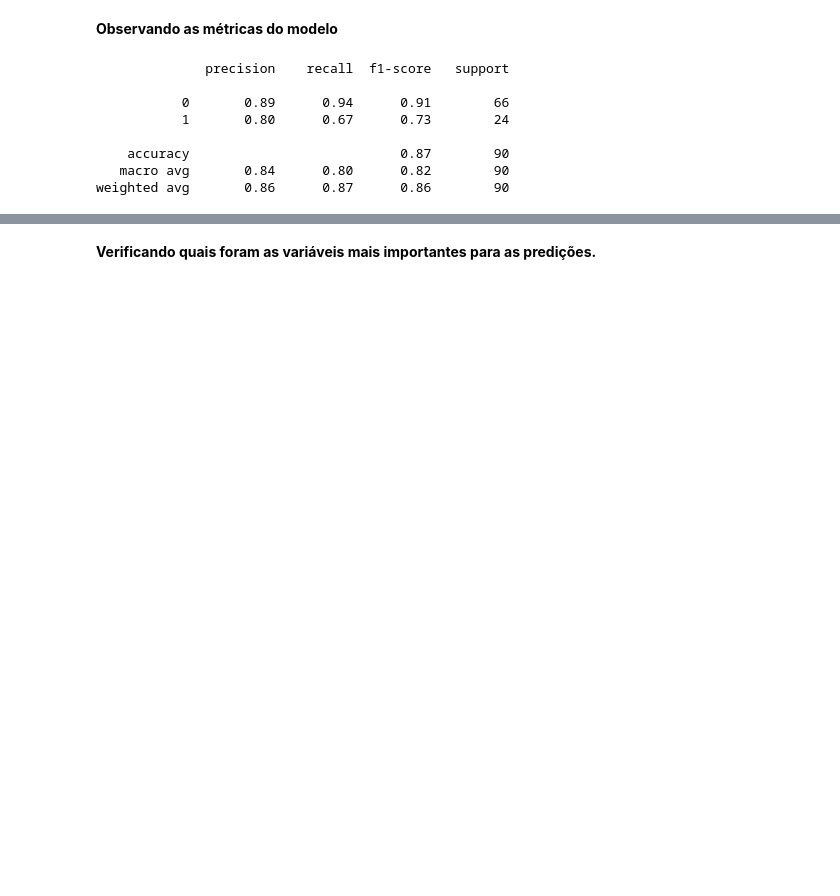
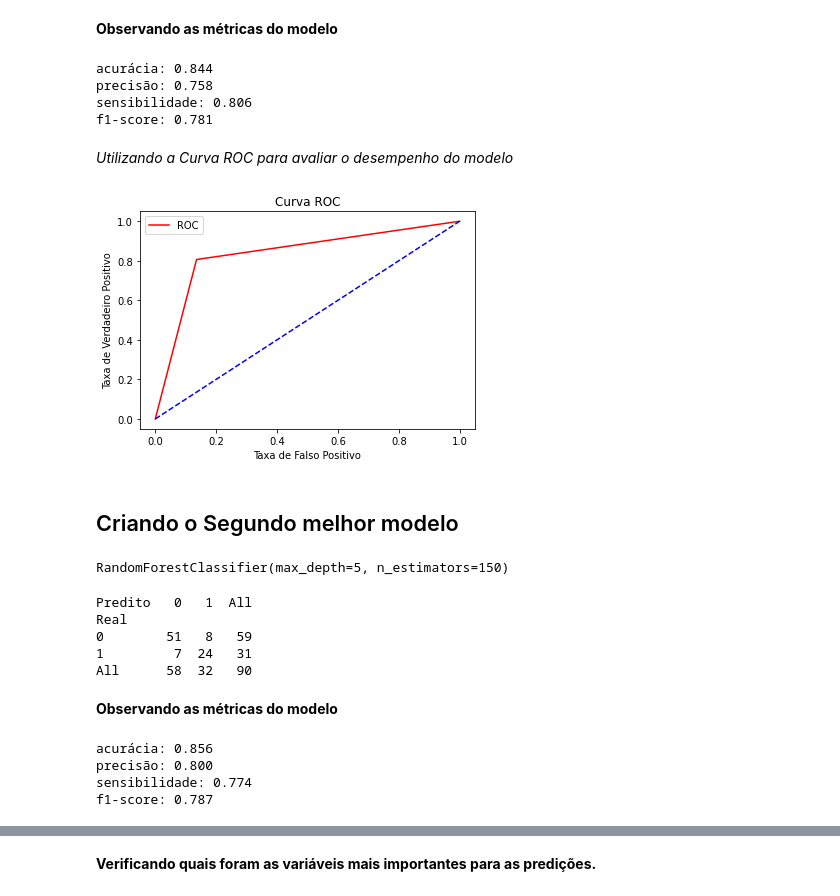
Before and after one commit to JosenildoJunior/Heart_failure_prediction, a Jupyter notebook: Heart_failure_prediction.ipynb, the cells around one changed output, grey strips where cells are left out. Cells and saved outputs as stored; diff of their text form; code cells hidden in the pictures; blank space fills up the shorter version.

```diff
--- a/Heart_failure_prediction.ipynb
+++ b/Heart_failure_prediction.ipynb
@@ -665,14 +556,50 @@ All      70  20   90
 # %% [markdown]
 **Observando as métricas do modelo**
 # %%
-# Observando as métricas do modelo
-print(classification_report(y_teste, pred))
+# observando as métricas do modelo, em comparação com novos dados
+metricas(y_teste, pred.round())
 # %% [output]
-              precision    recall  f1-score   support
-
-           0       0.89      0.94      0.91        66
-           1       0.80      0.67      0.73        24
-
-    accuracy                           0.87        90
-   macro avg       0.84      0.80      0.82        90
-weighted avg       0.86      0.87      0.86        90
+acurácia: 0.844
+precisão: 0.758
+sensibilidade: 0.806
+f1-score: 0.781
+# %% [markdown]
+*Utilizando a Curva ROC para avaliar o desempenho do modelo*
+# %%
+# Fazendo as comparações e exibindo o gráfico da curva
+x, y, thresholds = roc_curve(y_teste, pred)
+plot_curva_roc(x, y)
+# %% [output]
+[figure, added]
+# %% [markdown]
+## Criando o Segundo melhor modelo
+# %%
+# Criando o modelo
+modelo_ra2 = RandomForestClassifier(n_estimators=150, max_depth = 5)
+
+# Treinando o modelo
+modelo_ra2.fit(X_treino, y_treino)
+# %% [output]
+RandomForestClassifier(max_depth=5, n_estimators=150)
+# %%
+# Fazendo as previsões
+pred2 = modelo_ra2.predict(X_teste)
+
+# Observando a matriz de confusão
+print(pd.crosstab(y_teste,pred, rownames=['Real'], colnames=['Predito'], margins=True))
+# %% [output]
+Predito   0   1  All
+Real
+0        51   8   59
+1         7  24   31
+All      58  32   90
+# %% [markdown]
+**Observando as métricas do modelo**
+# %%
+# observando as métricas do modelo, em comparação com novos dados
+metricas(y_teste, pred2.round())
+# %% [output]
+acurácia: 0.856
+precisão: 0.800
+sensibilidade: 0.774
+f1-score: 0.787
```
Also changed, not shown: parts of 102 cells of this notebook.
